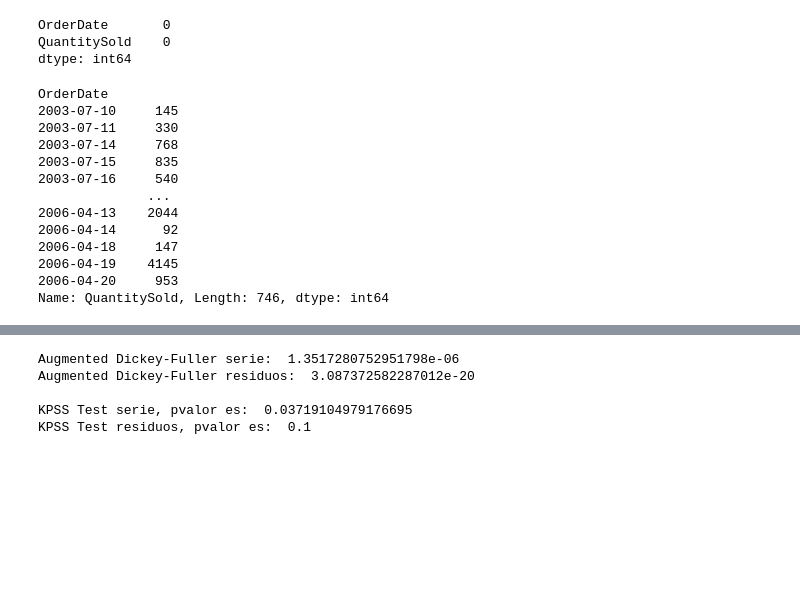
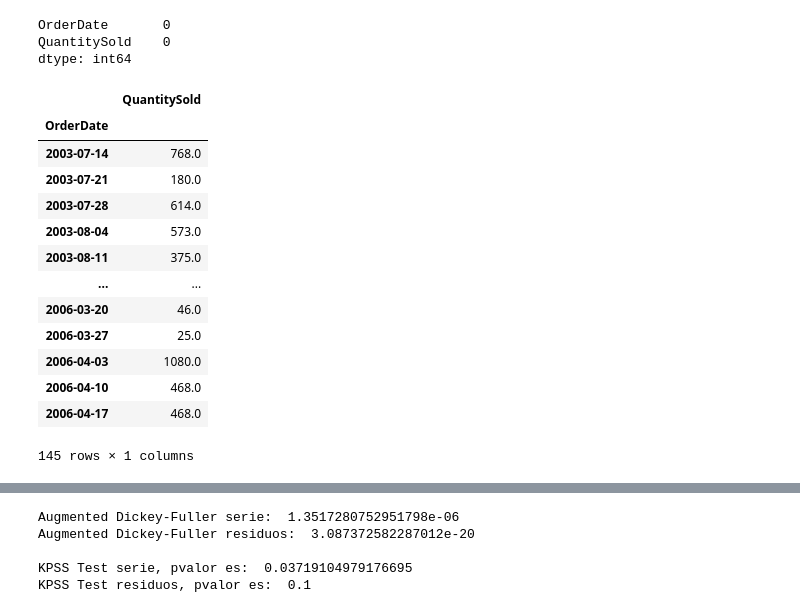
Before and after one commit to carlotagordillo2/final-proyect, a Jupyter notebook: ML/forescasting_1.ipynb, the cells around one changed output, grey strips where cells are left out. Saved outputs shown, nothing was run; the diff lists cells and outputs as text; code cells hidden in the pictures; blank space fills up the shorter version.

```diff
--- a/ML/forescasting_1.ipynb
+++ b/ML/forescasting_1.ipynb
@@ -85,22 +85,25 @@ sales.isna().sum()
 OrderDate       0
 QuantitySold    0
 dtype: int64
-# %%
-y = sales.set_index('OrderDate')
-y = y.asfreq('W-MON')
-y = y['QuantitySold']
-y
-# %% [output]
-OrderDate
-2003-07-10     145
-2003-07-11     330
-2003-07-14     768
-2003-07-15     835
-2003-07-16     540
-              ...
-2006-04-13    2044
-2006-04-14      92
-2006-04-18     147
-2006-04-19    4145
-2006-04-20     953
-Name: QuantitySold, Length: 746, dtype: int64
+# %%
+sales = sales.set_index('OrderDate')
+sales = sales.asfreq('W-MON')
+
+#Interpolacion de los valores faltantes
+sales['QuantitySold'] = sales['QuantitySold'].interpolate()
+sales
+# %% [output]
+|  | QuantitySold |
+| OrderDate |  |
+| 2003-07-14 | 768.0 |
+| 2003-07-21 | 180.0 |
+| 2003-07-28 | 614.0 |
+| 2003-08-04 | 573.0 |
+| 2003-08-11 | 375.0 |
+| ... | ... |
+| 2006-03-20 | 46.0 |
+| 2006-03-27 | 25.0 |
+| 2006-04-03 | 1080.0 |
+| 2006-04-10 | 468.0 |
+| 2006-04-17 | 468.0 |
+145 rows × 1 columns
```
Also changed, not shown: parts of 8 cells of this notebook, 2 other files.
